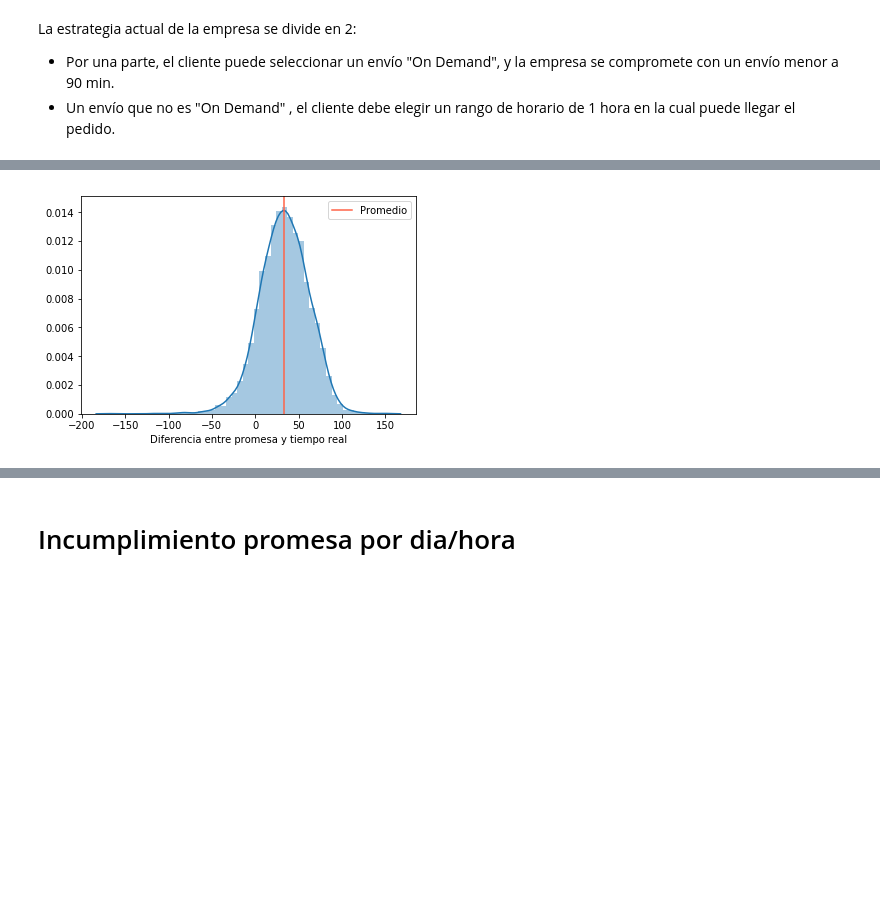
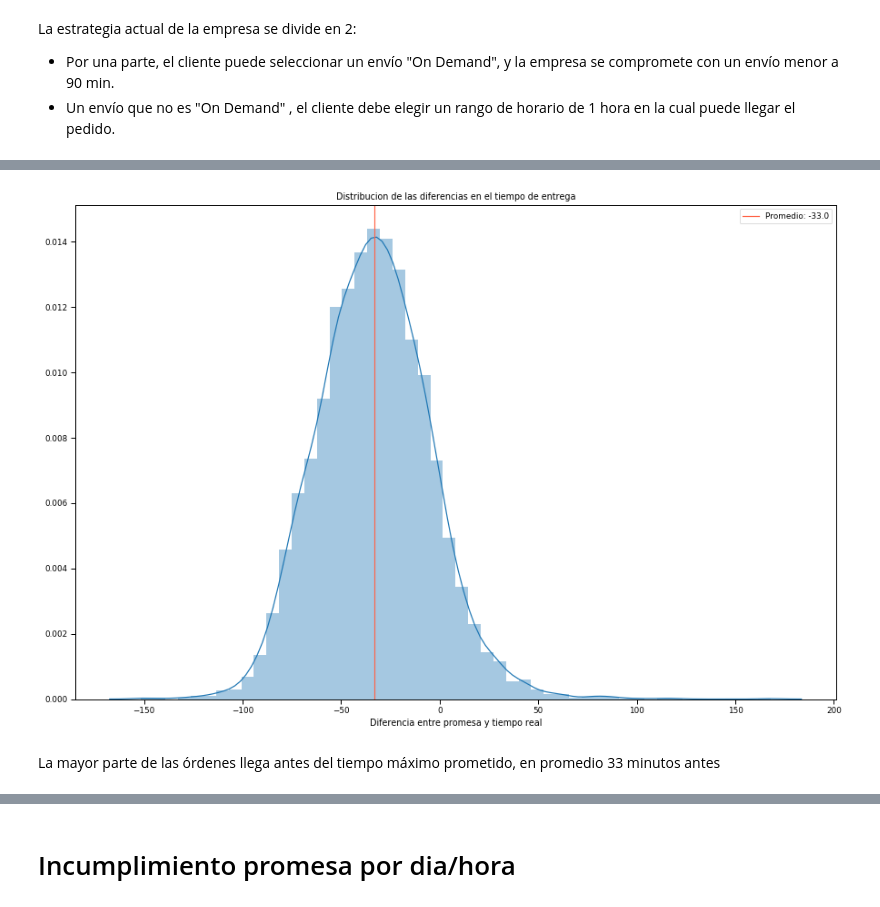
Before and after one commit to callejasv1/proyecto_oraculo, a Jupyter notebook: Estrategia.ipynb, the cells around one changed output, grey strips where cells are left out. Drawn from its saved outputs; the diff is of its cells as text; code cells hidden in the pictures; blank space fills up the shorter version.

```diff
--- a/Estrategia.ipynb
+++ b/Estrategia.ipynb
@@ -11,3 +11,12 @@ import numpy as np
 import seaborn as sns
 import matplotlib.pyplot as plt
 import datetime as dt
+import shap
+from xgboost import XGBRegressor
+from sklearn.inspection.partial_dependence import partial_dependence, plot_partial_dependence
+from xgboost import plot_importance
+
+
+
+plt.rcParams['figure.figsize'] = (15.0, 10.0)
+sns.set_context("paper")
@@ -39,8 +38,11 @@ df.drop( df[ df['tiempo'] < 25 ].index , inplace=True)
 # %%
-sns.distplot(df['diferencia'])
-plt.axvline(df['diferencia'].mean(), color="tomato", label='Promedio')
+sns.distplot(-df['diferencia'])
+plt.axvline(-df['diferencia'].mean(), color="tomato", label='Promedio: '+str(np.round(-df['diferencia'].mean())))
+plt.title('Distribucion de las diferencias en el tiempo de entrega')
 plt.xlabel('Diferencia entre promesa y tiempo real', )
 plt.legend()
 plt.show()
 # %% [output]
-[figure, old version]
+[figure, new version]
+# %% [markdown]
+La mayor parte de las órdenes llega antes del tiempo máximo prometido, en promedio 33 minutos antes
```
Also changed, not shown: parts of 75 cells of this notebook, 3 other files.
